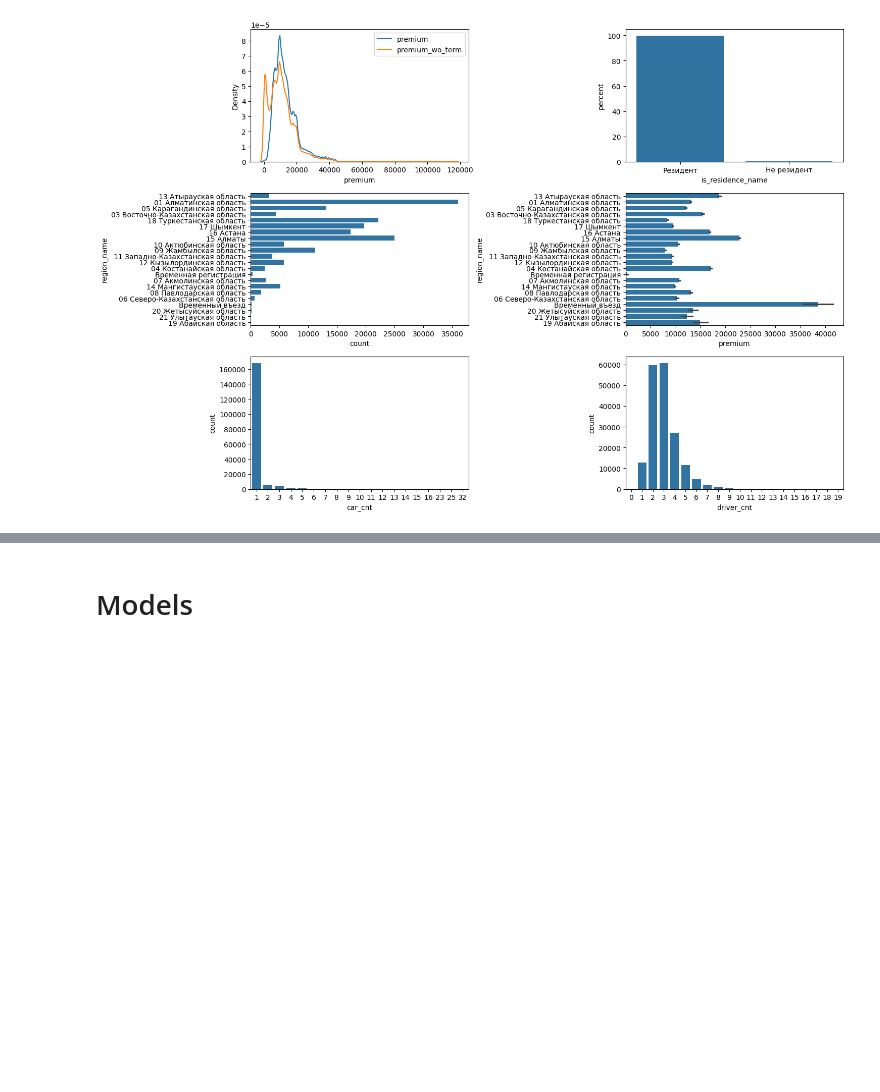
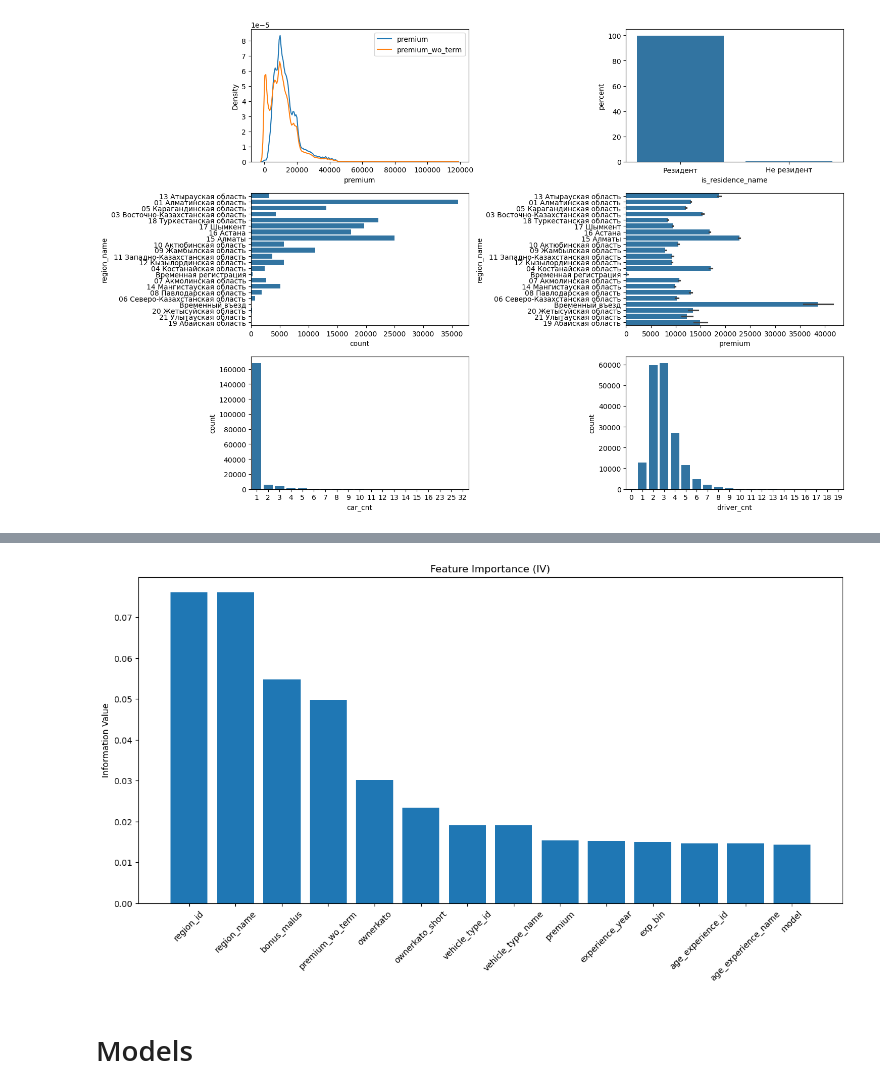
Before and after one commit to EFysl57/risk---, a Jupyter notebook: code.ipynb, the cells around one changed output, grey strips where cells are left out. Saved outputs shown, nothing was run; the diff lists cells and outputs as text; code cells hidden in the pictures; blank space fills up the shorter version.

```diff
--- a/code.ipynb
+++ b/code.ipynb
@@ -230,0 +256,14 @@ plt.show()
+# %%
+
+
+features = train.columns.drop(['is_claim', 'claim_cnt', 'claim_amount'])
+
+
+iv_woe_df = pd.DataFrame()
+
+
+for col in features:
+    table = calculate_woe_iv(train, col, 'is_claim')
+    iv_woe_df = pd.concat([iv_woe_df, table], ignore_index=True)
+# %%
+iv_woe_df = iv_woe_df.sort_values(by='IV', ascending=False)
@@ -230,0 +284,8 @@ plt.show()
+# %%
+iv_table = (
+    iv_woe_df.head(20)
+    .groupby('feature')['IV']
+    .sum()
+    .reset_index()
+    .sort_values(by='IV', ascending=False)
+)
@@ -231,3 +310,16 @@ plt.show()
+# %%
+
+plt.figure(figsize=(15, 7))
+
+plt.bar(iv_table['feature'], iv_table['IV'])
+
+plt.xticks(rotation=45)
+plt.ylabel("Information Value")
+plt.title("Feature Importance (IV)")
+
+plt.show()
+# %% [output]
+[figure, added]
 # %% [markdown]
 # Models
 # %%
```
Also changed, not shown: parts of 7 cells of this notebook.
